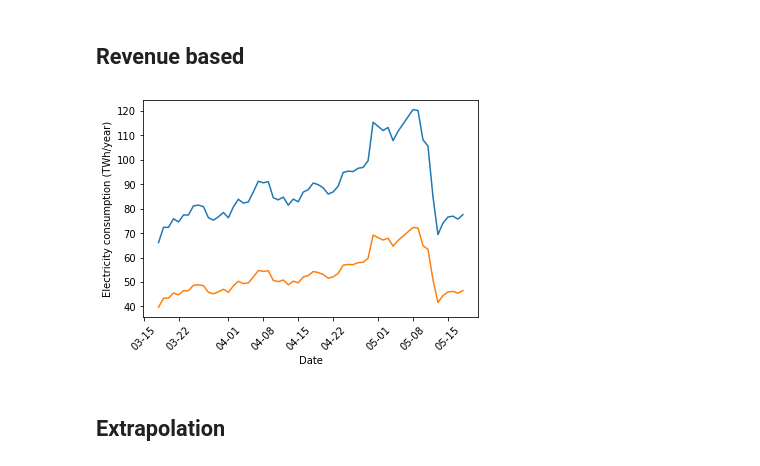
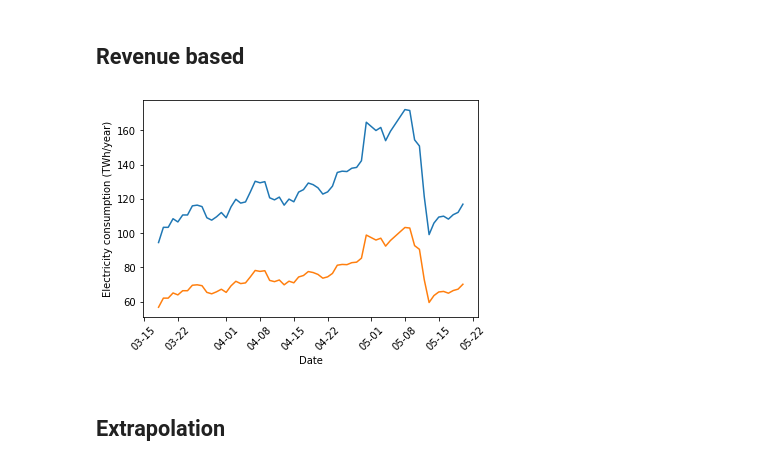
Before and after one commit to Lukasdeloose/sustainable_blockchain, a Jupyter notebook: data_analysis/energy_consumption.ipynb, the cells around one changed output. Saved outputs shown, nothing was run; the diff lists cells and outputs as text; code cells hidden in the pictures.

```diff
--- a/data_analysis/energy_consumption.ipynb
+++ b/data_analysis/energy_consumption.ipynb
@@ -148,0 +128,7 @@ world_avg
+# %%
+avg_price_wet = np.sum(CBECI_geography['share']*CBECI_geography['price_wet'])
+avg_price_dry = np.sum(CBECI_geography['share']*CBECI_geography['price_dry'])
+avg_renewable_wet = np.sum(CBECI_geography['share']*CBECI_geography['renewable_wet'])
+avg_renewable_dry = np.sum(CBECI_geography['share']*CBECI_geography['renewable_dry'])
+world_avg = pd.DataFrame({'share':1, 'price_wet': 0.05, 'price_dry': 0.05, 'renewable_wet':avg_renewable_wet, 'renewable_dry': avg_renewable_dry},index = ['World'])
+world_avg
@@ -325,10 +314,10 @@ def calc_profitability_threshold(coin, PUE, elec_price):
     else:
         reward_per_sec = coin['price']*coin['block_reward']/coin['block_time']
     rev = reward_per_sec/coin['nethash_calc'] #$/h
-    cost = elec_price
+    cost = elec_price/kWh_to_J
     return rev/(cost*PUE)
 
-def is_profitable(coin, hardware, PUE=1, elec_price = avg_electricity_price):
+def is_profitable(coin, hardware, PUE=1, elec_price = avg_price_wet):
     profitability_threshold = calc_profitability_threshold(coin, PUE, elec_price)
     # consumption is J/h, if smaller, more efficient
     if hardware['consumption'] < profitability_threshold:
@@ -403,8 +392,8 @@ for data_day in data_hist:
     # Calculate nethash
     found_missing_difficulty['nethash_calc'] = found_missing_difficulty['difficulty']*found_missing_difficulty['difficulty_factor']/found_missing_difficulty['block_time'] # amount of hashes per second
 
-    prof_hardware_bitcoin = create_profitable_set(found_missing_difficulty.loc['bitcoin'], std_PUE, 'estimate', False, avg_electricity_price)
-    prof_hardware_ethereum = create_profitable_set(found_missing_difficulty.loc['ethereum'], std_PUE, 'estimate', False, avg_electricity_price)
+    prof_hardware_bitcoin = create_profitable_set(found_missing_difficulty.loc['bitcoin'], std_PUE, 'estimate', False, avg_price_wet)
+    prof_hardware_ethereum = create_profitable_set(found_missing_difficulty.loc['ethereum'], std_PUE, 'estimate', False, avg_price_wet)
 
     bitcoin_profitable = bitcoin_profitable | set(prof_hardware_bitcoin['name'])
     ethereum_profitable = ethereum_profitable | set(prof_hardware_ethereum['name'])
@@ -420,16 +409,22 @@ Estimate: use avg electricity cost
 # %%
-def revenue_based_estimation(data, electricity_price):
+def revenue_based_estimation(data, geography_data):
     """
     Returns the electricity use (in Watts) if 100% of revenues are used for electricity costs
     """
     bounds = []
-    for data_daily in data:
-        revenue_data = data_daily[['#', 'market_cap', 'price', 'block_time', 'block_reward']]
+    for i in range(len(data)):
+        data_day = data[i]
+        revenue_data = data_day[['#', 'market_cap', 'price', 'block_time', 'block_reward']]
         revenue_data = revenue_data[~revenue_data.isnull().any(axis=1)].copy()
         revenue_data['revenue_per_sec'] = revenue_data['price']*revenue_data['block_reward']/revenue_data['block_time']
 
-        revenue_data['estimate'] = revenue_data['revenue_per_sec']/electricity_price*W_to_TWh
-        revenue_data['upper_bound'] = revenue_data['revenue_per_sec']/electricity_price*W_to_TWh
+        if dates[i].month in wet_months:
+            elec_price = geography_data.loc['World','price_wet']
+        else:
+            elec_price = geography_data.loc['World','price_dry']
+
+        revenue_data['estimate'] = revenue_data['revenue_per_sec']/elec_price*seconds_in_year/10**9
+        revenue_data['upper_bound'] = revenue_data['revenue_per_sec']/elec_price*seconds_in_year/10**9
 
         bounds.append(revenue_data[['estimate','upper_bound', 'market_cap']])
 
@@ -585,15 +509,18 @@ The contribution of ethereum and bitcoin to the total is minimum 0.9350377258673
 # %% [markdown]
 ## Revenue based
 # %%
+# Get revenue bounds
+revenue_bounds_coin = revenue_based_estimation(data_hist, world_avg)
+revenue_bounds_total = calc_revenue_bounds(revenue_bounds_coin, revenue_percent)
 plt.plot(dates, revenue_bounds_total['upper'])
 plt.plot(dates, revenue_bounds_total['estimate'])
 plt.xticks(rotation=45)
 plt.ylabel("Electricity consumption (TWh/year)")
 plt.xlabel("Date")
 plt.gca().xaxis.set_major_formatter(date_form)
 plt.show()
 # %% [output]
-[figure, old version]
+[figure, new version]
 # %% [markdown]
 ## Extrapolation
 # %% [markdown]
```
Also changed, not shown: parts of 54 cells of this notebook, 6 other files.
